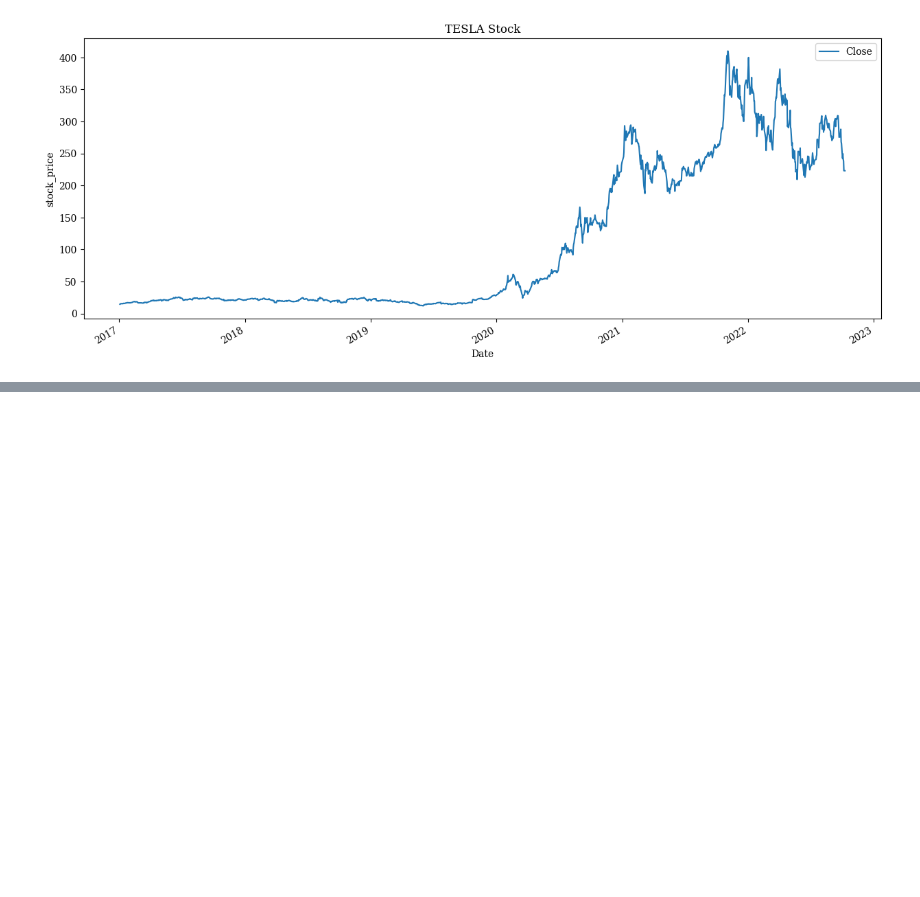
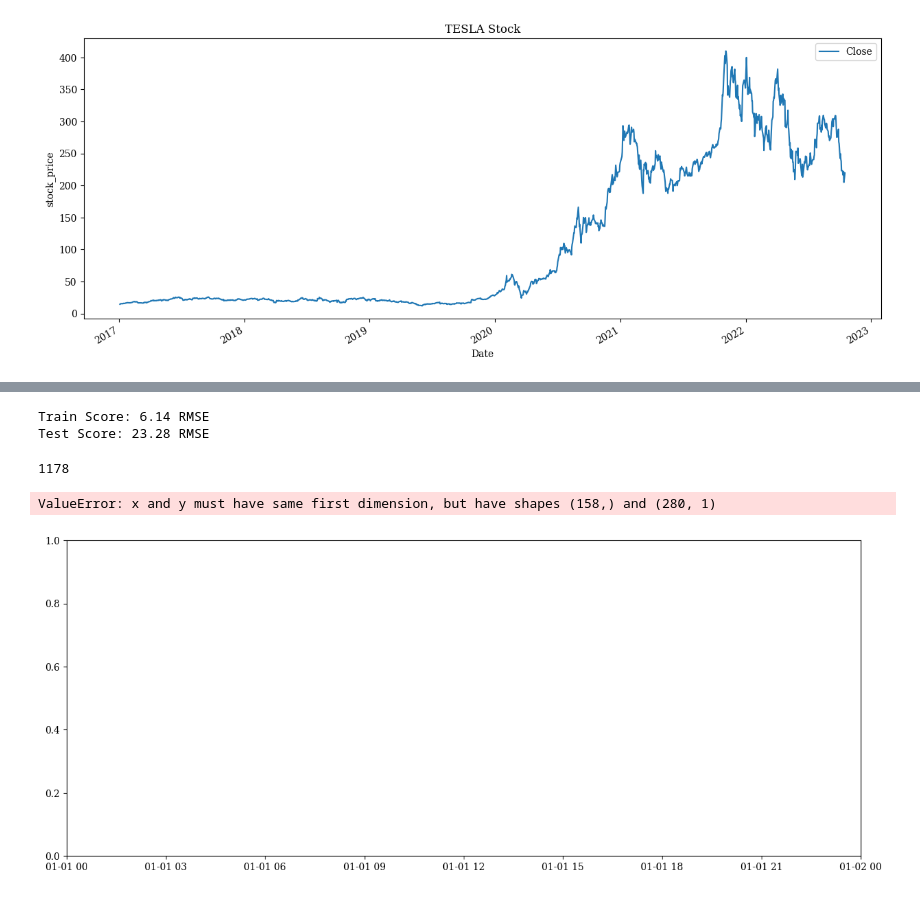
Before and after one commit to Foxur/stock_predictions, a Jupyter notebook: testing_predictions.ipynb, the cells around one changed output, grey strips where cells are left out. Cells and saved outputs as stored; diff of their text form; code cells hidden in the pictures; blank space fills up the shorter version.

```diff
--- a/testing_predictions.ipynb
+++ b/testing_predictions.ipynb
@@ -71,0 +205,36 @@ y_test = torch.from_numpy(y_test).type(torch.Tensor)
+# %%
+# make predictions
+y_test_pred = model(x_test)
+
+# invert predictions
+y_train_pred = scaler.inverse_transform(y_train_pred.detach().numpy())
+y_train = scaler.inverse_transform(y_train.detach().numpy())
+y_test_pred = scaler.inverse_transform(y_test_pred.detach().numpy())
+y_test = scaler.inverse_transform(y_test.detach().numpy())
+
+# calculate root mean squared error
+trainScore = math.sqrt(mean_squared_error(y_train[:,0], y_train_pred[:,0]))
+print('Train Score: %.2f RMSE' % (trainScore))
+testScore = math.sqrt(mean_squared_error(y_test[:,0], y_test_pred[:,0]))
+print('Test Score: %.2f RMSE' % (testScore))
+# %% [output]
+Train Score: 6.14 RMSE
+Test Score: 23.28 RMSE
+# %%
+# Visualising the results
+figure, axes = plt.subplots(figsize=(15, 6))
+axes.xaxis_date()
+print(len(df_tsla)-len(y_test))
+axes.plot(df_tsla[len(df_tsla)-len(y_test):].index, y_test, color = 'red', label = 'Real TSLA Stock Price')
+axes.plot(df_tsla[len(df_tsla)-len(y_test):].index, y_test_pred, color = 'blue', label = 'Predicted TSLA Stock Price')
+# axes.xticks(np.arange(0,394,50))
+plt.title('TSLA Stock Price Prediction')
+plt.xlabel('Time')
+plt.ylabel('TSLA Stock Price')
+plt.legend()
+plt.savefig('tsla_pred.png')
+plt.show()
+# %% [output]
+1178
+ValueError: x and y must have same first dimension, but have shapes (158,) and (280, 1)
+[figure, added]
```
Also changed, not shown: parts of 7 cells of this notebook.
